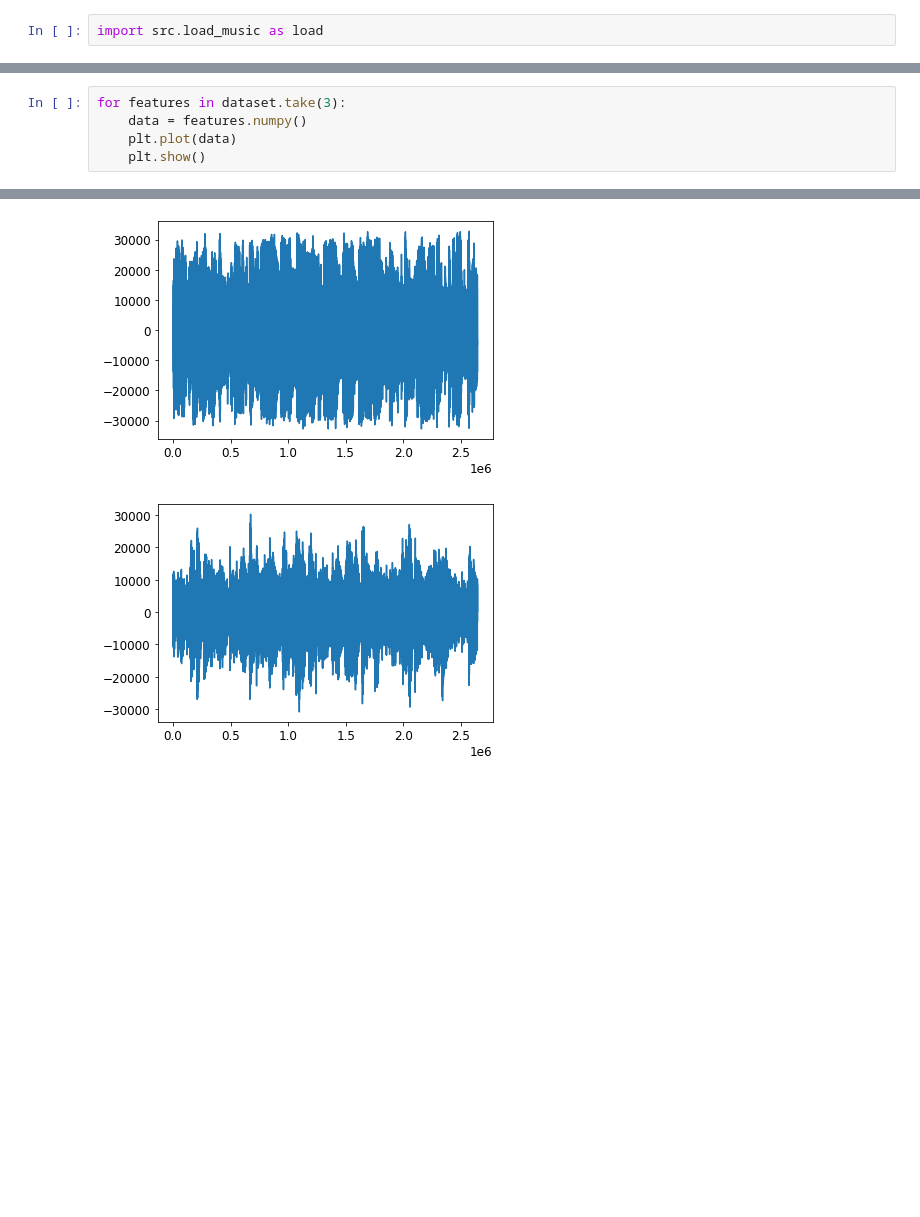
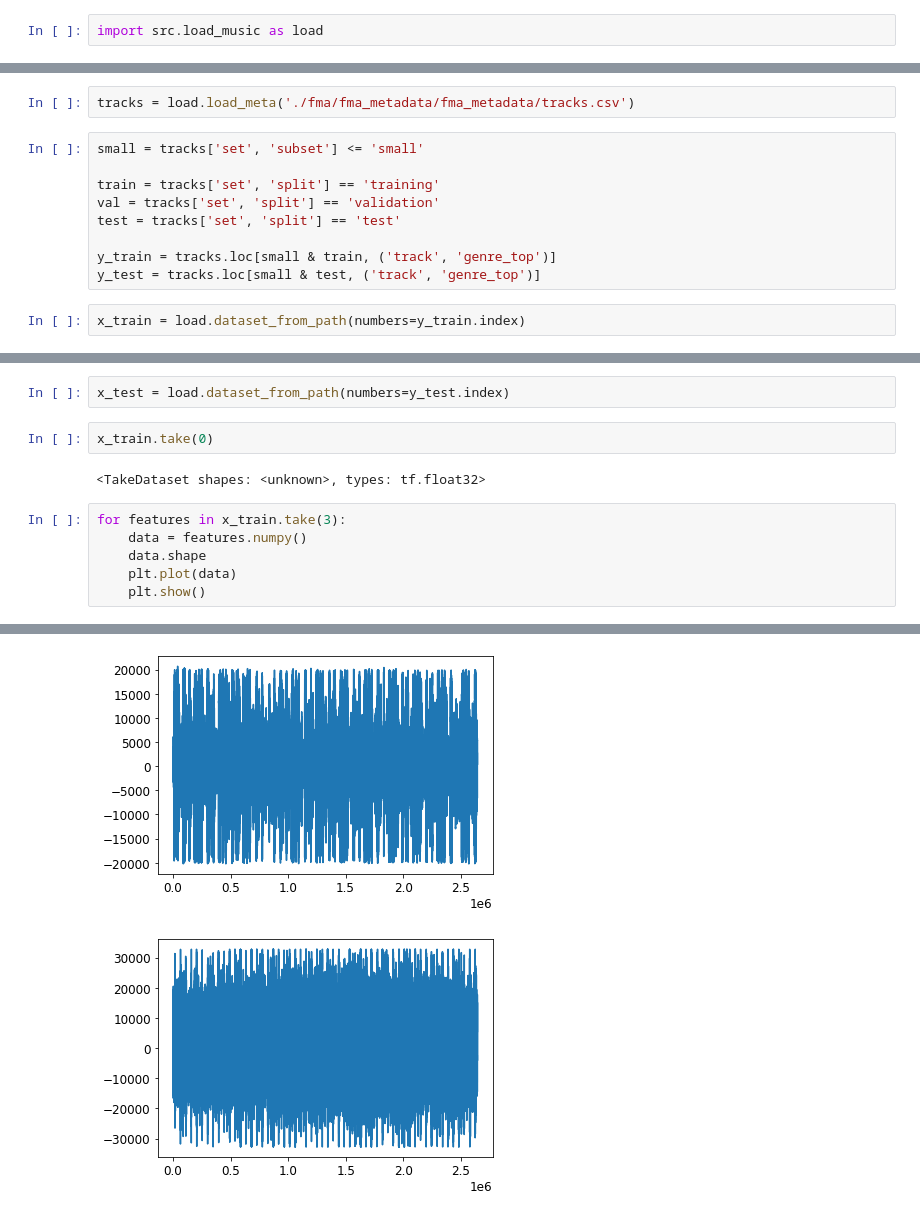
Before and after one commit to Data-Science-Community-SRM/Music-Genre-Classification-System, a Jupyter notebook: ex.ipynb, the cells around one changed output, grey strips where cells are left out. Drawn from its saved outputs; the diff is of its cells as text; blank space fills up the shorter version.

Commit message:
Split dataset into training, testing and validation

```diff
--- a/ex.ipynb
+++ b/ex.ipynb
@@ -36,0 +34,13 @@ dataset.take(1)
+# %%
+tracks = load.load_meta('./fma/fma_metadata/fma_metadata/tracks.csv')
+# %%
+small = tracks['set', 'subset'] <= 'small'
+
+train = tracks['set', 'split'] == 'training'
+val = tracks['set', 'split'] == 'validation'
+test = tracks['set', 'split'] == 'test'
+
+y_train = tracks.loc[small & train, ('track', 'genre_top')]
+y_test = tracks.loc[small & test, ('track', 'genre_top')]
+# %%
+x_train = load.dataset_from_path(numbers=y_train.index)
@@ -37,6 +56,13 @@ dataset.take(1)
+# %%
+x_test = load.dataset_from_path(numbers=y_test.index)
+# %%
+x_train.take(0)
+# %% [output]
+<TakeDataset shapes: <unknown>, types: tf.float32>
 # %%
-for features in dataset.take(3):
+for features in x_train.take(3):
     data = features.numpy()
+    data.shape
     plt.plot(data)
     plt.show()
 # %% [output]
@@ -44,3 +70,3 @@ for features in dataset.take(3):
-[figure, old version]
+[figure, new version]
-[figure, old version]
+[figure, new version]
 # %%
```
Also changed, not shown: parts of 7 cells of this notebook.
